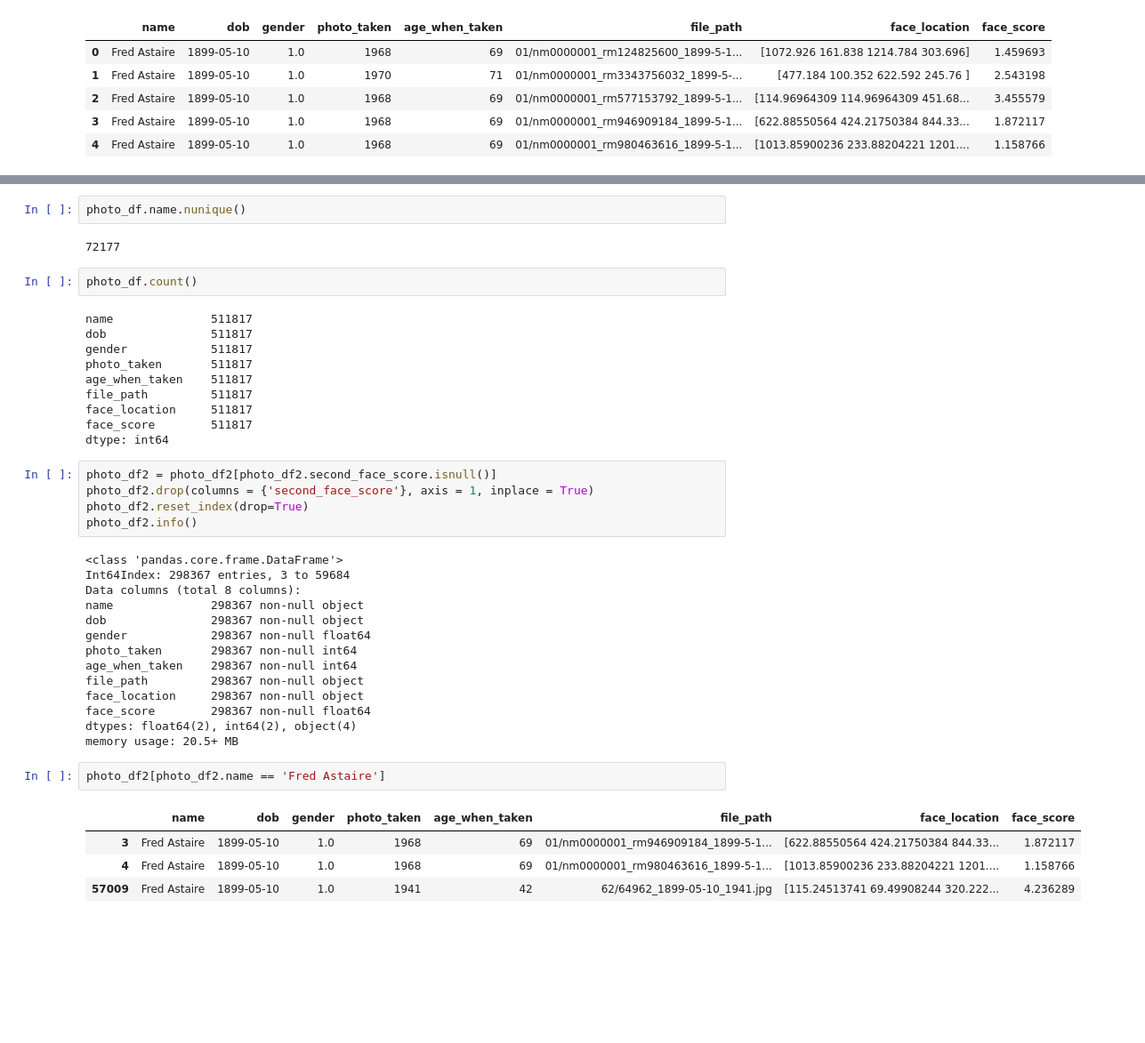
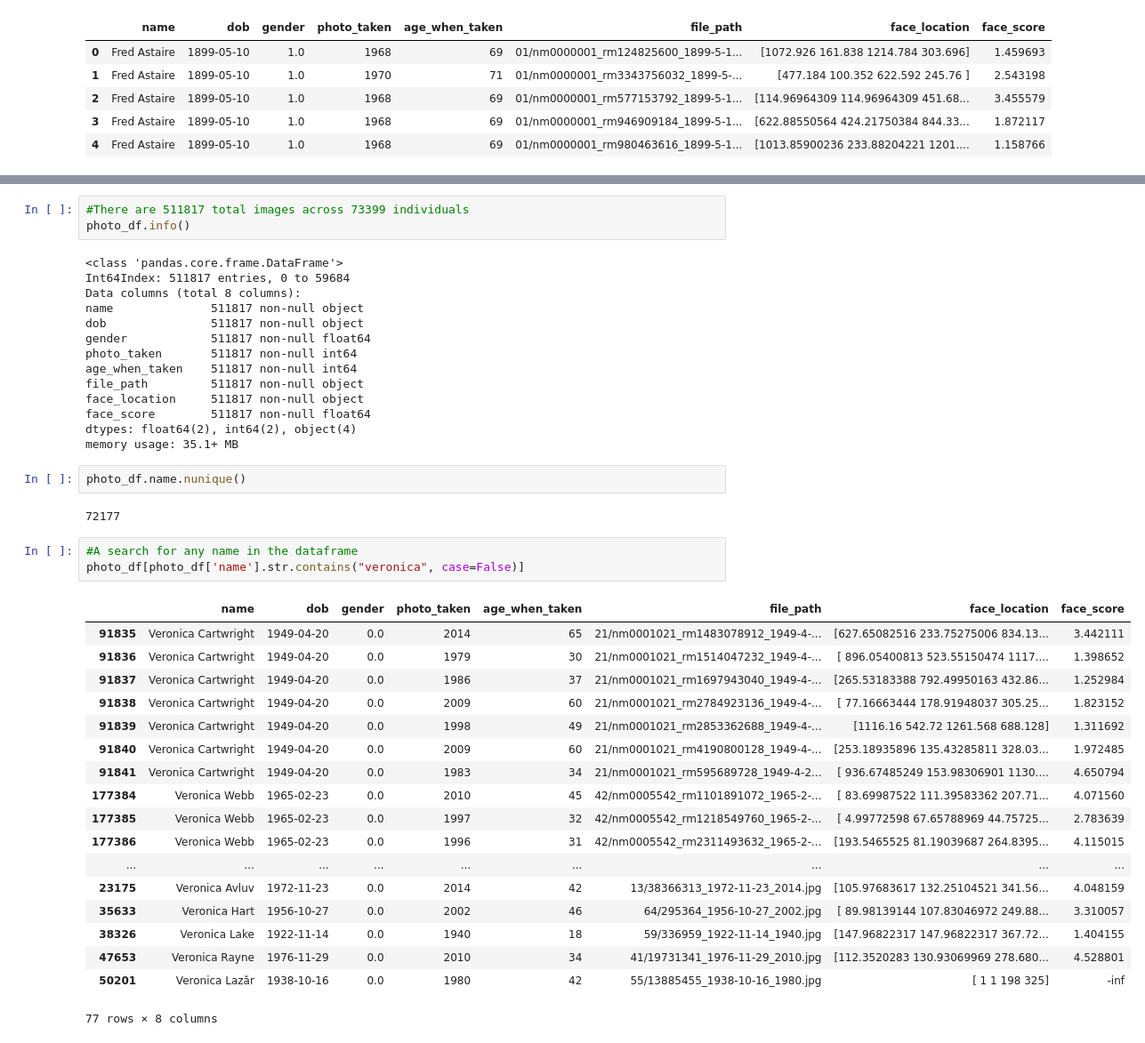
Before and after one commit to amitrani6/facial-recognition-system, a Jupyter notebook: EDA.ipynb, the cells around one changed output, grey strips where cells are left out. Shown: that part at 89% size. Saved outputs shown, nothing was run; the diff lists cells and outputs as text; blank space fills up the shorter version.

```diff
--- a/EDA.ipynb
+++ b/EDA.ipynb
@@ -61,42 +88,43 @@ print(file_not_exist)
+# %%
+#There are 511817 total images across 73399 individuals
+photo_df.info()
+# %% [output]
+<class 'pandas.core.frame.DataFrame'>
+Int64Index: 511817 entries, 0 to 59684
+Data columns (total 8 columns):
+name              511817 non-null object
+dob               511817 non-null object
+gender            511817 non-null float64
+photo_taken       511817 non-null int64
+age_when_taken    511817 non-null int64
+file_path         511817 non-null object
+face_location     511817 non-null object
+face_score        511817 non-null float64
+dtypes: float64(2), int64(2), object(4)
+memory usage: 35.1+ MB
 # %%
 photo_df.name.nunique()
 # %% [output]
 72177
-# %%
-photo_df.count()
-# %% [output]
-name              511817
-dob               511817
-gender            511817
-photo_taken       511817
-age_when_taken    511817
-file_path         511817
-face_location     511817
-face_score        511817
-dtype: int64
-# %%
-photo_df2 = photo_df2[photo_df2.second_face_score.isnull()]
-photo_df2.drop(columns = {'second_face_score'}, axis = 1, inplace = True)
-photo_df2.reset_index(drop=True)
-photo_df2.info()
-# %% [output]
-<class 'pandas.core.frame.DataFrame'>
-Int64Index: 298367 entries, 3 to 59684
-Data columns (total 8 columns):
-name              298367 non-null object
-dob               298367 non-null object
-gender            298367 non-null float64
-photo_taken       298367 non-null int64
-age_when_taken    298367 non-null int64
-file_path         298367 non-null object
-face_location     298367 non-null object
-face_score        298367 non-null float64
-dtypes: float64(2), int64(2), object(4)
-memory usage: 20.5+ MB
-# %%
-photo_df2[photo_df2.name == 'Fred Astaire']
-# %% [output]
-|  | name | dob | gender | photo_taken | age_when_taken | file_path | face_location | face_score |
-| 3 | Fred Astaire | 1899-05-10 | 1.0 | 1968 | 69 | 01/nm0000001_rm946909184_1899-5-1... | [622.88550564 424.21750384 844.33... | 1.872117 |
-| 4 | Fred Astaire | 1899-05-10 | 1.0 | 1968 | 69 | 01/nm0000001_rm980463616_1899-5-1... | [1013.85900236 233.88204221 1201.... | 1.158766 |
-| 57009 | Fred Astaire | 1899-05-10 | 1.0 | 1941 | 42 | 62/64962_1899-05-10_1941.jpg | [115.24513741 69.49908244 320.222... | 4.236289 |
+# %%
+#A search for any name in the dataframe
+photo_df[photo_df['name'].str.contains("veronica", case=False)]
+# %% [output]
+|  | name | dob | gender | photo_taken | age_when_taken | file_path | face_location | face_score |
+| 91835 | Veronica Cartwright | 1949-04-20 | 0.0 | 2014 | 65 | 21/nm0001021_rm1483078912_1949-4-... | [627.65082516 233.75275006 834.13... | 3.442111 |
+| 91836 | Veronica Cartwright | 1949-04-20 | 0.0 | 1979 | 30 | 21/nm0001021_rm1514047232_1949-4-... | [ 896.05400813 523.55150474 1117.... | 1.398652 |
+| 91837 | Veronica Cartwright | 1949-04-20 | 0.0 | 1986 | 37 | 21/nm0001021_rm1697943040_1949-4-... | [265.53183388 792.49950163 432.86... | 1.252984 |
+| 91838 | Veronica Cartwright | 1949-04-20 | 0.0 | 2009 | 60 | 21/nm0001021_rm2784923136_1949-4-... | [ 77.16663444 178.91948037 305.25... | 1.823152 |
+| 91839 | Veronica Cartwright | 1949-04-20 | 0.0 | 1998 | 49 | 21/nm0001021_rm2853362688_1949-4-... | [1116.16 542.72 1261.568 688.128] | 1.311692 |
+| 91840 | Veronica Cartwright | 1949-04-20 | 0.0 | 2009 | 60 | 21/nm0001021_rm4190800128_1949-4-... | [253.18935896 135.43285811 328.03... | 1.972485 |
+| 91841 | Veronica Cartwright | 1949-04-20 | 0.0 | 1983 | 34 | 21/nm0001021_rm595689728_1949-4-2... | [ 936.67485249 153.98306901 1130.... | 4.650794 |
+| 177384 | Veronica Webb | 1965-02-23 | 0.0 | 2010 | 45 | 42/nm0005542_rm1101891072_1965-2-... | [ 83.69987522 111.39583362 207.71... | 4.071560 |
+| 177385 | Veronica Webb | 1965-02-23 | 0.0 | 1997 | 32 | 42/nm0005542_rm1218549760_1965-2-... | [ 4.99772598 67.65788969 44.75725... | 2.783639 |
+| 177386 | Veronica Webb | 1965-02-23 | 0.0 | 1996 | 31 | 42/nm0005542_rm2311493632_1965-2-... | [193.5465525 81.19039687 264.8395... | 4.115015 |
+| ... | ... | ... | ... | ... | ... | ... | ... | ... |
+| 23175 | Veronica Avluv | 1972-11-23 | 0.0 | 2014 | 42 | 13/38366313_1972-11-23_2014.jpg | [105.97683617 132.25104521 341.56... | 4.048159 |
+| 35633 | Veronica Hart | 1956-10-27 | 0.0 | 2002 | 46 | 64/295364_1956-10-27_2002.jpg | [ 89.98139144 107.83046972 249.88... | 3.310057 |
+| 38326 | Veronica Lake | 1922-11-14 | 0.0 | 1940 | 18 | 59/336959_1922-11-14_1940.jpg | [147.96822317 147.96822317 367.72... | 1.404155 |
+| 47653 | Veronica Rayne | 1976-11-29 | 0.0 | 2010 | 34 | 41/19731341_1976-11-29_2010.jpg | [112.3520283 130.93069969 278.680... | 4.528801 |
+| 50201 | Veronica Lazăr | 1938-10-16 | 0.0 | 1980 | 42 | 55/13885455_1938-10-16_1980.jpg | [ 1 1 198 325] | -inf |
+77 rows × 8 columns
```
Also changed, not shown: parts of 19 cells of this notebook, 1 other file.
